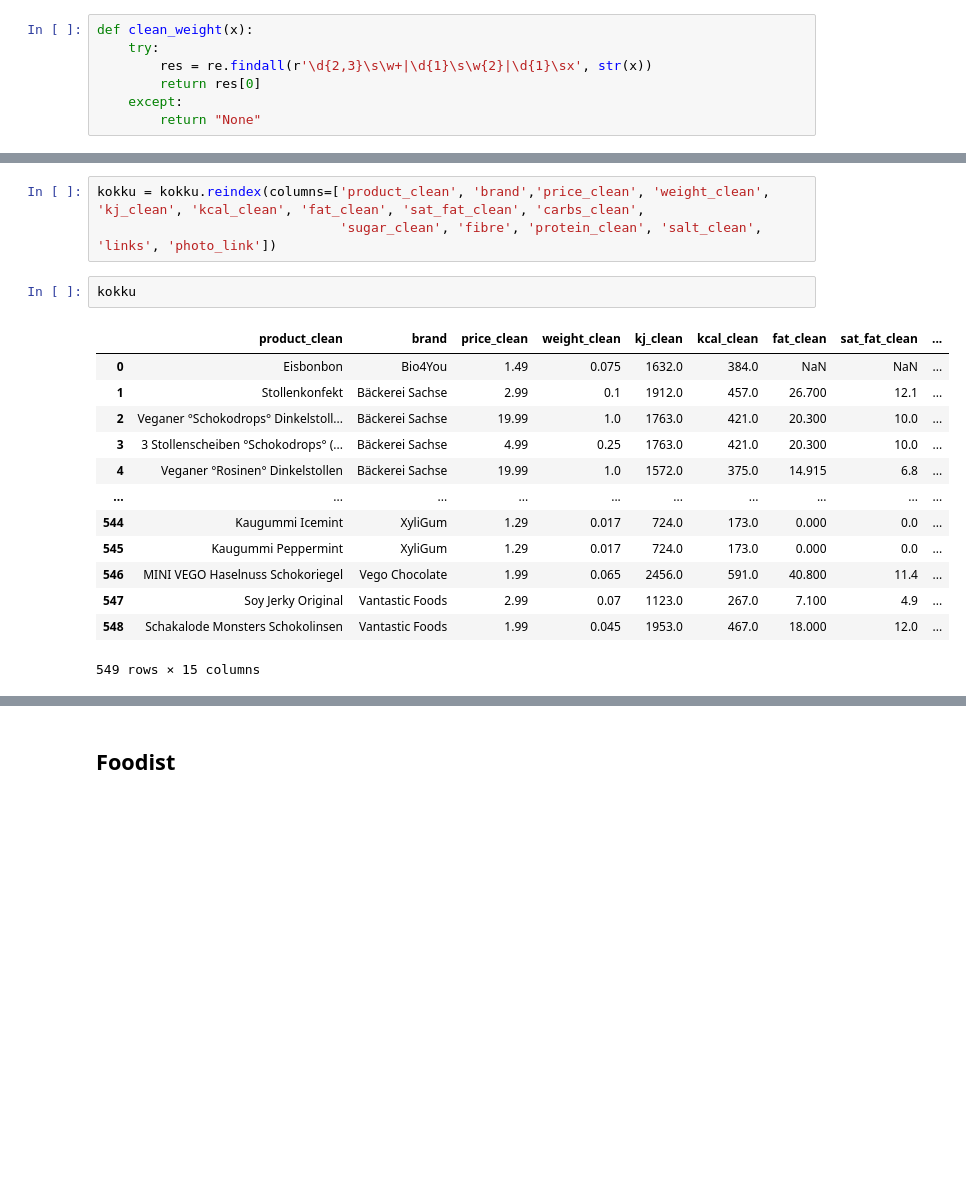
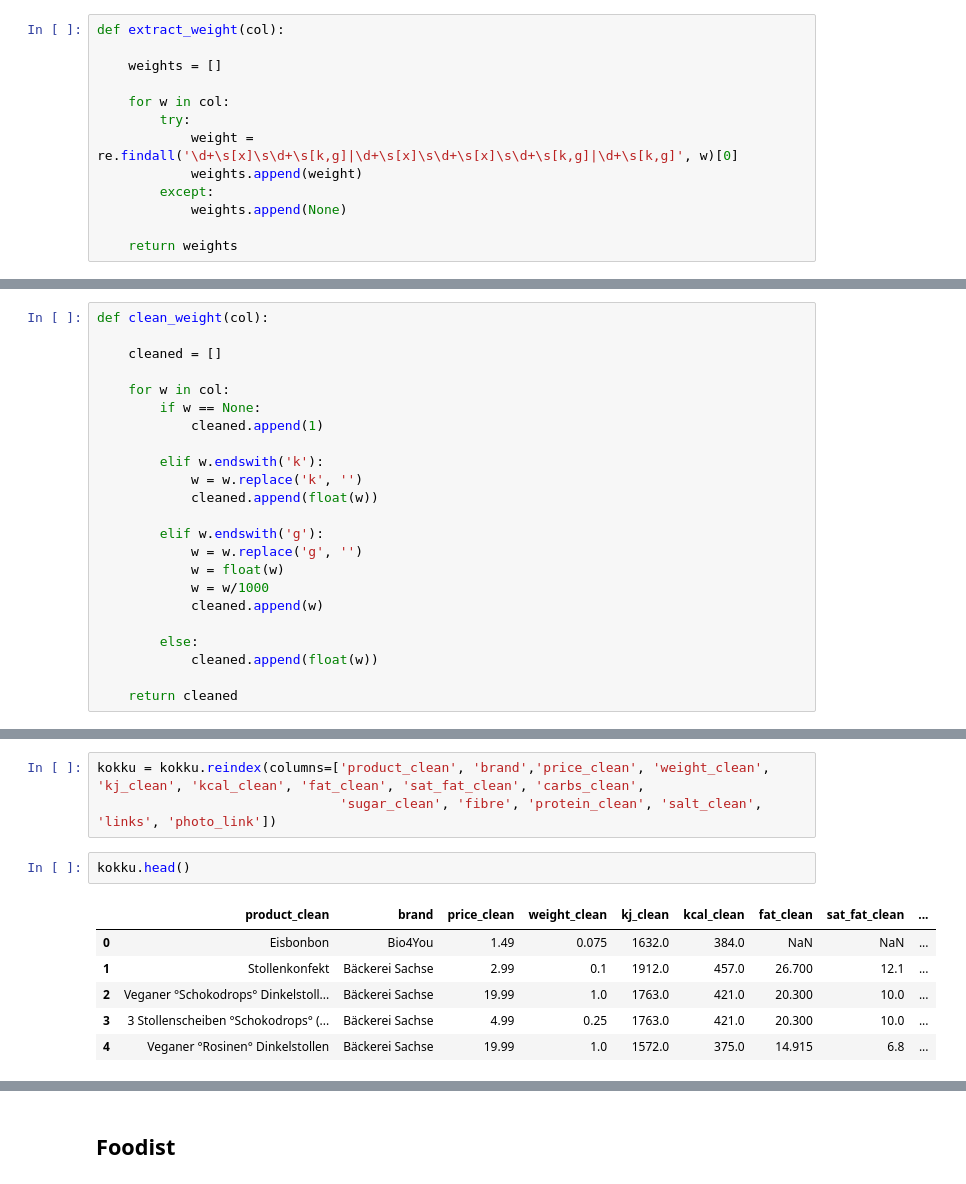
Before and after one commit to katharina-beriault/Final_Project_Vegan-Snack-Recommender_Clustering, a Jupyter notebook: Python/Cleaning.ipynb, the cells around one changed output, grey strips where cells are left out. Cells and saved outputs as stored; diff of their text form; blank space fills up the shorter version.

Commit message:
done with cleaning

```diff
--- a/Python/Cleaning.ipynb
+++ b/Python/Cleaning.ipynb
@@ -127,8 +132,14 @@ Name: product, Length: 221, dtype: object>
 # %%
-def clean_weight(x):
-    try:
-        res = re.findall(r'\d{2,3}\s\w+|\d{1}\s\w{2}|\d{1}\sx', str(x))
-        return res[0]
-    except:
-        return "None"
+def extract_weight(col):
+
+    weights = []
+
+    for w in col:
+        try:
+            weight = re.findall('\d+\s[x]\s\d+\s[k,g]|\d+\s[x]\s\d+\s[x]\s\d+\s[k,g]|\d+\s[k,g]', w)[0]
+            weights.append(weight)
+        except:
+            weights.append(None)
+
+    return weights
 # %%
@@ -155,0 +163,23 @@ Name: weight_clean, dtype: int64
+# %%
+def clean_weight(col):
+
+    cleaned = []
+
+    for w in col:
+        if w == None:
+            cleaned.append(1)
+
+        elif w.endswith('k'):
+            w = w.replace('k', '')
+            cleaned.append(float(w))
+
+        elif w.endswith('g'):
+            w = w.replace('g', '')
+            w = float(w)
+            w = w/1000
+            cleaned.append(w)
+
+        else:
+            cleaned.append(float(w))
+
+    return cleaned
@@ -951,18 +1029,11 @@ kokku = kokku.drop(drop_list, axis=1)
 kokku = kokku.reindex(columns=['product_clean', 'brand','price_clean', 'weight_clean', 'kj_clean', 'kcal_clean', 'fat_clean', 'sat_fat_clean', 'carbs_clean',
                                'sugar_clean', 'fibre', 'protein_clean', 'salt_clean', 'links', 'photo_link'])
 # %%
-kokku
+kokku.head()
 # %% [output]
 |  | product_clean | brand | price_clean | weight_clean | kj_clean | kcal_clean | fat_clean | sat_fat_clean | ... |
 | 0 | Eisbonbon | Bio4You | 1.49 | 0.075 | 1632.0 | 384.0 | NaN | NaN | ... |
 | 1 | Stollenkonfekt | Bäckerei Sachse | 2.99 | 0.1 | 1912.0 | 457.0 | 26.700 | 12.1 | ... |
 | 2 | Veganer °Schokodrops° Dinkelstoll... | Bäckerei Sachse | 19.99 | 1.0 | 1763.0 | 421.0 | 20.300 | 10.0 | ... |
 | 3 | 3 Stollenscheiben °Schokodrops° (... | Bäckerei Sachse | 4.99 | 0.25 | 1763.0 | 421.0 | 20.300 | 10.0 | ... |
 | 4 | Veganer °Rosinen° Dinkelstollen | Bäckerei Sachse | 19.99 | 1.0 | 1572.0 | 375.0 | 14.915 | 6.8 | ... |
-| ... | ... | ... | ... | ... | ... | ... | ... | ... | ... |
-| 544 | Kaugummi Icemint | XyliGum | 1.29 | 0.017 | 724.0 | 173.0 | 0.000 | 0.0 | ... |
-| 545 | Kaugummi Peppermint | XyliGum | 1.29 | 0.017 | 724.0 | 173.0 | 0.000 | 0.0 | ... |
-| 546 | MINI VEGO Haselnuss Schokoriegel | Vego Chocolate | 1.99 | 0.065 | 2456.0 | 591.0 | 40.800 | 11.4 | ... |
-| 547 | Soy Jerky Original | Vantastic Foods | 2.99 | 0.07 | 1123.0 | 267.0 | 7.100 | 4.9 | ... |
-| 548 | Schakalode Monsters Schokolinsen | Vantastic Foods | 1.99 | 0.045 | 1953.0 | 467.0 | 18.000 | 12.0 | ... |
-549 rows × 15 columns
```
Also changed, not shown: parts of 20 cells of this notebook, 1 other file.
